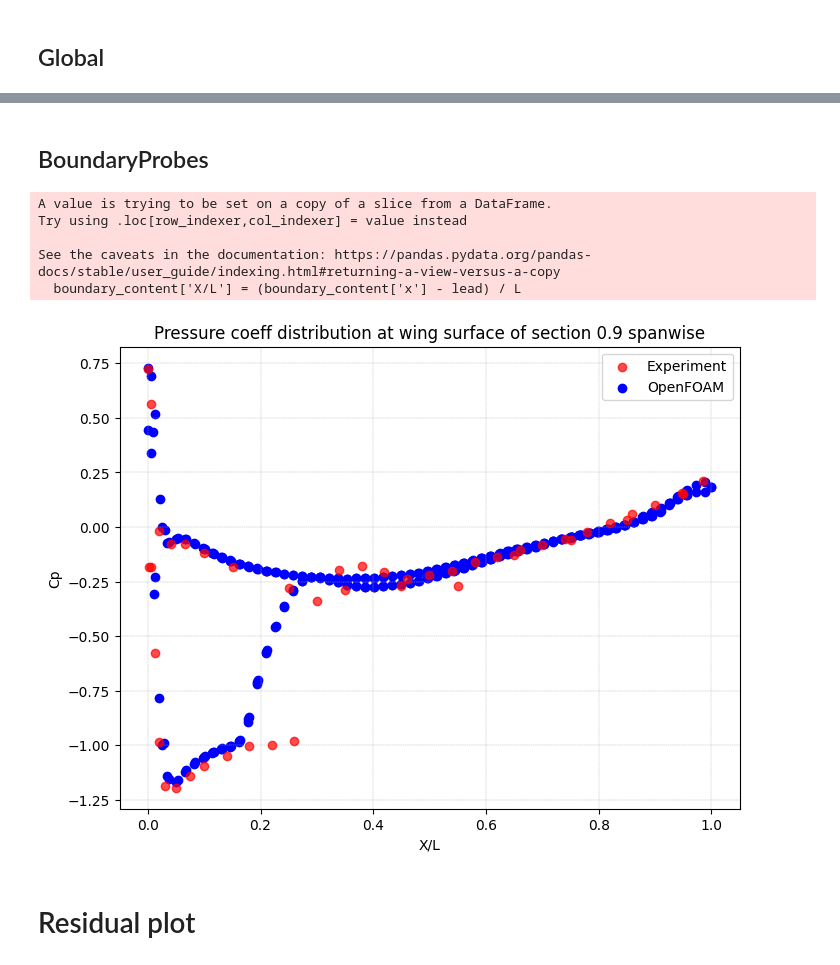
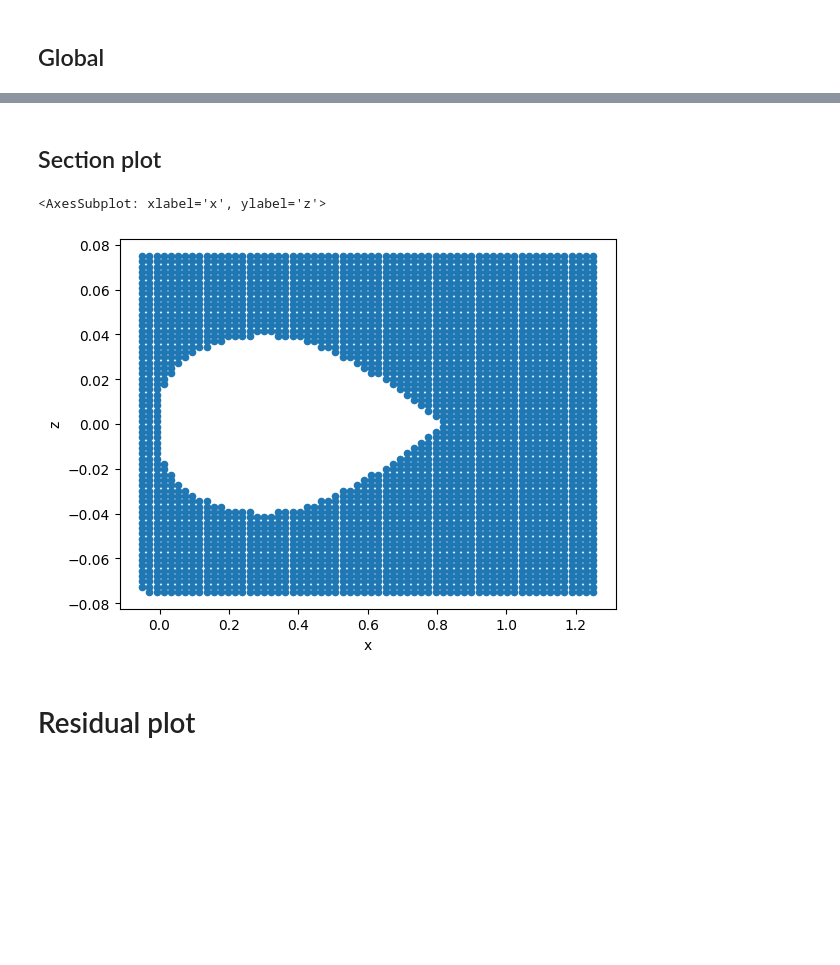
Before and after one commit to PGGO26/M6_HiSa, a Jupyter notebook: plot.ipynb, the cells around one changed output, grey strips where cells are left out. Drawn from its saved outputs; the diff is of its cells as text; code cells hidden in the pictures; blank space fills up the shorter version.

Commit message:
plot.ipynb & write_surface.py
plot.ipynb : Global Feature & Surface Cp distribution
write_surface.py : Using exp data for validate

```diff
--- a/plot.ipynb
+++ b/plot.ipynb
@@ -2,0 +5,19 @@
+# %%
+import pandas as pd
+section = 0.2
+L_dic = {'0.2':0.63495, '0.65':0.50379, '0.8':0.44343, '0.9':0.41128}
+exp_path = f"exp/exp{int(section * 100)}pc.csv"
+exp_df = pd.read_csv(exp_path, delimiter='\s+', header=None, names=['Section','Tap','X/L','Z/L','Cp']).round(5)
+L = L_dic[f'{section}']
+y = round(section * 1.1963, 5)
+exp_df['x'] = exp_df['X/L'] * L
+exp_df['z'] = exp_df['Z/L'] * L
+exp_df['y'] = y
+formatted_data = exp_df.apply(lambda row: f"({row['x']} {row['y']} {row['z']})", axis=1)
+write_path_EXP = 'system/include/EXP'
+with open(write_path_EXP, 'w') as file:
+    file.write("pts\n(\n")
+    for line in formatted_data:
+        file.write(f"{line}\n")
+    file.write(");")
+print(f'Write the surface points in {write_path_EXP} file.')
@@ -100,50 +123,27 @@ plt.show()
-# %% [markdown]
-## BoundaryProbes
+# %% [markdown]
+## Section plot
 # %%
+# Section
 import pandas as pd
 import numpy as np
-# file_path = 'postProcessing/internalProbes/2000/points.xy'
-# boundary_content = pd.read_csv(file_path, delimiter='\s+', skiprows=1, header=None, names=['x','y','z','p','Ux','Uy','Uz']).round(5)
-file_path = 'postProcessing/boundaryProbes/1200/points.xy'
-boundary_content = pd.read_csv(file_path, delimiter='\s+', skiprows=1, header=None, names=['x','y','z','p']).round(5)
+# file_path = 'postProcessing/boundaryCloud/1200/surface_p.xy'
+# boundary_content = pd.read_csv(file_path, delimiter='\s+', skiprows=1, header=None, names=['x','y','z','p']).round(5)
+file_path = 'postProcessing/internalCloud/1200/AIP_p_U.xy'
+boundary_content = pd.read_csv(file_path, delimiter='\s+', skiprows=1, header=None, names=['x','y','z','p','u','v','w']).round(5)
+
 rho = 1.184
 v = 292.67
 pv = 0.5 * rho * (v**2)
 boundary_content['Cp'] = (boundary_content['p']-98858.97) / pv
 def normalize(boundary_content):
     L = boundary_content['x'].max() - boundary_content['x'].min()
     lead = boundary_content['x'].min()
     boundary_content['X/L'] = (boundary_content['x'] - lead) / L
     return boundary_content
-
-section = 0.9
-y_coord = np.round(1.1963 * section,5)
-of_df = boundary_content[(boundary_content['y'] <= y_coord + 1e-2) & (boundary_content['y'] >= y_coord - 1e-2)]
-of_df = normalize(of_df)
-exp_path = f"exp/exp{int(section * 100)}pc.csv"
-exp_df = pd.read_csv(exp_path, delimiter='\s+', header=None, names=['Section','Tap','X/L','Z/L','Cp']).round(5)
-# of_df.plot(kind='scatter',x='x',y='z')
-
-import matplotlib.pyplot as plt
-plt.figure(figsize=(8,6))
-plt.scatter(exp_df['X/L'], exp_df['Cp'], color='red',alpha=0.7, label='Experiment', zorder=2)
-plt.scatter(of_df['X/L'], of_df['Cp'], color='blue', label='OpenFOAM')
-# plt.scatter(of_upper['X/L'], of_upper['Cp'], color='blue', marker='^', label='OpenFOAM upper')
-# plt.scatter(of_lower['X/L'], of_lower['Cp'], color='blue', marker='v', label='OpenFOAM lower')
-
-plt.xlabel('X/L')
-plt.ylabel('Cp')
-plt.title(f'Pressure coeff distribution at wing surface of section {section} spanwise')
-plt.grid(True, which='both', linestyle='--', linewidth=0.3)
-plt.legend()
-plt.savefig(f"plots/section{int(section*100)}pc")
+boundary_content.plot(kind='scatter',x='x',y='z')
 # %% [output]
-A value is trying to be set on a copy of a slice from a DataFrame.
-Try using .loc[row_indexer,col_indexer] = value instead
-
-See the caveats in the documentation: https://pandas.pydata.org/pandas-docs/stable/user_guide/indexing.html#returning-a-view-versus-a-copy
-  boundary_content['X/L'] = (boundary_content['x'] - lead) / L
+<AxesSubplot: xlabel='x', ylabel='z'>
-[figure, old version]
+[figure, new version]
 # %% [markdown]
 # Residual plot
 # %%
```
Also changed, not shown: parts of 10 cells of this notebook, 1 other file.
